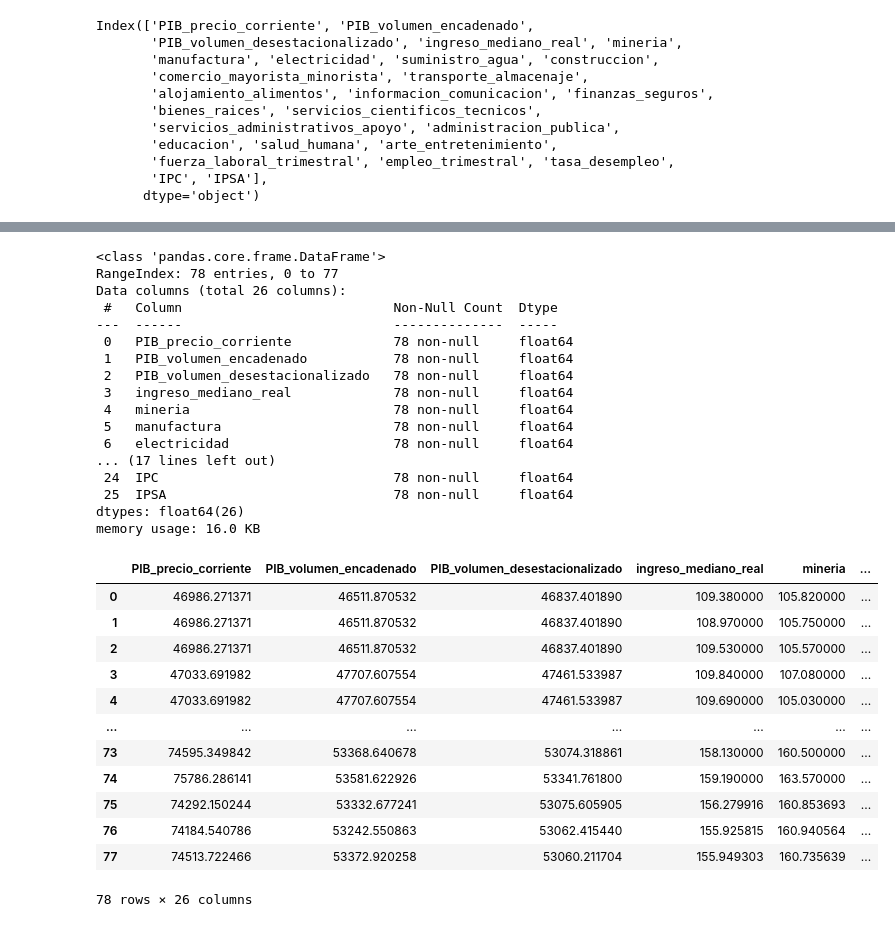
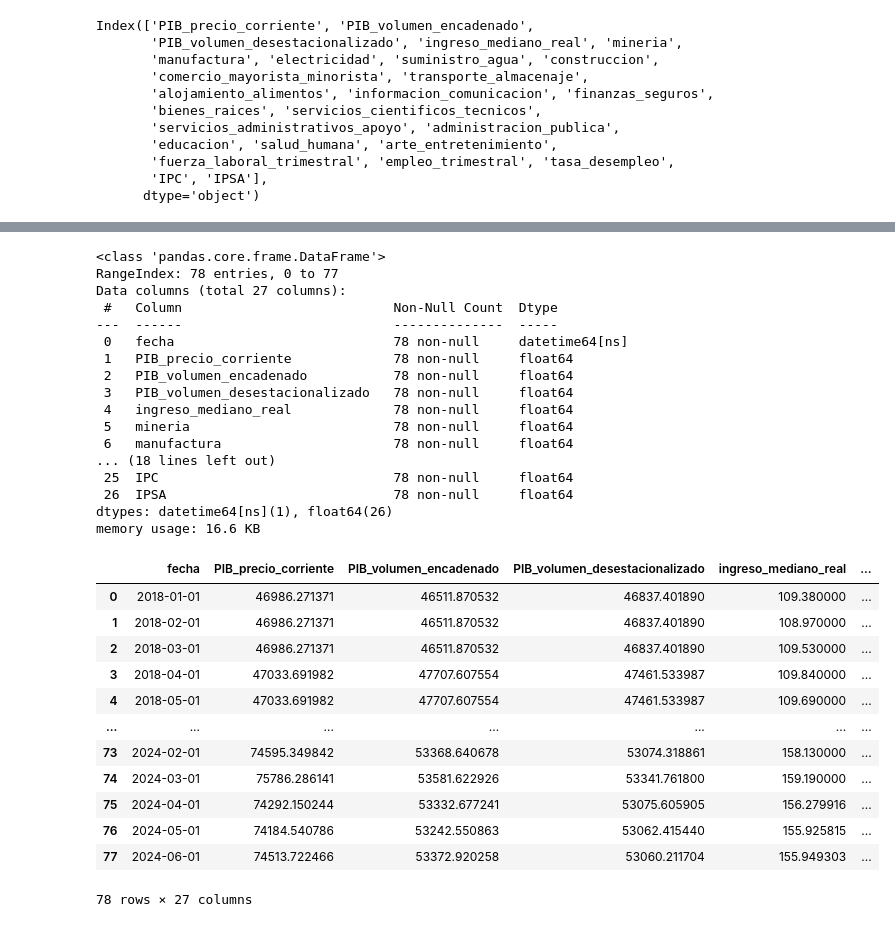
Before and after one commit to josegdotcom/imt2200-actividad-2024, a Jupyter notebook: Proyecto IMT2200 - Analisis de Datos.ipynb, the cells around one changed output, grey strips where cells are left out. Saved outputs shown, nothing was run; the diff lists cells and outputs as text; code cells hidden in the pictures.

```diff
--- a/Proyecto IMT2200 - Analisis de Datos.ipynb
+++ b/Proyecto IMT2200 - Analisis de Datos.ipynb
@@ -159,8 +159,8 @@ c:\Users\jpose75\Documents\GitHub\imt2200---actividad-2024
 # %% [markdown]
 ### ahora nos dedicaremos a principalmente de limpiar los datos y acortar todo para que esten en un rango desde el ano 2018 a mediados de 2024
 # %%
-df_ind_crime = df_ind_crime[df_ind_crime["fecha"] <= "2024-06-30"]
-df_economia = df_economia[df_economia["fecha"] <= "2024-06-30"]
+df_ind_crime = df_ind_crime[(df_ind_crime["fecha"] <= "2024-06-30") & (df_ind_crime["fecha"] >= "2018-01-01")]
+df_economia = df_economia[(df_economia["fecha"] <= "2024-06-30") & (df_economia["fecha"] >= "2018-01-01")]
 # %% [markdown]
 ## Manejo de Datos Faltantes en Índices Económicos con Algoritmos de Predicción
 Dado que estamos utilizando información económica muy reciente, es común que algunos datos no estén aún disponibles, generando casillas con valores faltantes (NaN) en nuestro DataFrame de índices económicos. Para abordar este problema, hemos decidido realizar pruebas de imputación mediante métodos de predicción, rellenando los datos faltantes con estimaciones fundamentadas. obteniendo así una visión más completa y confiable sobre los posibles valores de los índices que aún no tienen datos disponibles.
@@ -278,45 +274,46 @@ memory usage: 16.0 KB
 # %%
 from sklearn.experimental import enable_iterative_imputer  # Habilita el IterativeImputer
 from sklearn.impute import IterativeImputer
 #from sklearn.ensemble import RandomForestRegressor
 
 df_economia_2 = df_economia.iloc[:,1:].copy()
 
 imputer = IterativeImputer(max_iter=100,random_state=42)
 imputed = imputer.fit_transform(df_economia_2)
 df_imputed = pd.DataFrame(imputed, columns=df_economia_2.columns)
 
+df_imputed = pd.concat([df_economia["fecha"], df_imputed], axis=1)
 
 df_imputed.info()
 df_imputed
 # %% [output]
 <class 'pandas.core.frame.DataFrame'>
 RangeIndex: 78 entries, 0 to 77
-Data columns (total 26 columns):
+Data columns (total 27 columns):
  #   Column                           Non-Null Count  Dtype
 ---  ------                           --------------  -----
- 0   PIB_precio_corriente             78 non-null     float64
- 1   PIB_volumen_encadenado           78 non-null     float64
- 2   PIB_volumen_desestacionalizado   78 non-null     float64
- 3   ingreso_mediano_real             78 non-null     float64
- 4   mineria                          78 non-null     float64
- 5   manufactura                      78 non-null     float64
- 6   electricidad                     78 non-null     float64
-... (17 lines left out)
- 24  IPC                              78 non-null     float64
- 25  IPSA                             78 non-null     float64
-dtypes: float64(26)
-memory usage: 16.0 KB
+ 0   fecha                            78 non-null     datetime64[ns]
+ 1   PIB_precio_corriente             78 non-null     float64
+ 2   PIB_volumen_encadenado           78 non-null     float64
+ 3   PIB_volumen_desestacionalizado   78 non-null     float64
+ 4   ingreso_mediano_real             78 non-null     float64
+ 5   mineria                          78 non-null     float64
+ 6   manufactura                      78 non-null     float64
+... (18 lines left out)
+ 25  IPC                              78 non-null     float64
+ 26  IPSA                             78 non-null     float64
+dtypes: datetime64[ns](1), float64(26)
+memory usage: 16.6 KB
-|  | PIB_precio_corriente | PIB_volumen_encadenado | PIB_volumen_desestacionalizado | ingreso_mediano_real | mineria | ... |
-| 0 | 46986.271371 | 46511.870532 | 46837.401890 | 109.380000 | 105.820000 | ... |
-| 1 | 46986.271371 | 46511.870532 | 46837.401890 | 108.970000 | 105.750000 | ... |
-| 2 | 46986.271371 | 46511.870532 | 46837.401890 | 109.530000 | 105.570000 | ... |
-| 3 | 47033.691982 | 47707.607554 | 47461.533987 | 109.840000 | 107.080000 | ... |
-| 4 | 47033.691982 | 47707.607554 | 47461.533987 | 109.690000 | 105.030000 | ... |
+|  | fecha | PIB_precio_corriente | PIB_volumen_encadenado | PIB_volumen_desestacionalizado | ingreso_mediano_real | ... |
+| 0 | 2018-01-01 | 46986.271371 | 46511.870532 | 46837.401890 | 109.380000 | ... |
+| 1 | 2018-02-01 | 46986.271371 | 46511.870532 | 46837.401890 | 108.970000 | ... |
+| 2 | 2018-03-01 | 46986.271371 | 46511.870532 | 46837.401890 | 109.530000 | ... |
+| 3 | 2018-04-01 | 47033.691982 | 47707.607554 | 47461.533987 | 109.840000 | ... |
+| 4 | 2018-05-01 | 47033.691982 | 47707.607554 | 47461.533987 | 109.690000 | ... |
 | ... | ... | ... | ... | ... | ... | ... |
-| 73 | 74595.349842 | 53368.640678 | 53074.318861 | 158.130000 | 160.500000 | ... |
-| 74 | 75786.286141 | 53581.622926 | 53341.761800 | 159.190000 | 163.570000 | ... |
-| 75 | 74292.150244 | 53332.677241 | 53075.605905 | 156.279916 | 160.853693 | ... |
-| 76 | 74184.540786 | 53242.550863 | 53062.415440 | 155.925815 | 160.940564 | ... |
-| 77 | 74513.722466 | 53372.920258 | 53060.211704 | 155.949303 | 160.735639 | ... |
+| 73 | 2024-02-01 | 74595.349842 | 53368.640678 | 53074.318861 | 158.130000 | ... |
+| 74 | 2024-03-01 | 75786.286141 | 53581.622926 | 53341.761800 | 159.190000 | ... |
+| 75 | 2024-04-01 | 74292.150244 | 53332.677241 | 53075.605905 | 156.279916 | ... |
+| 76 | 2024-05-01 | 74184.540786 | 53242.550863 | 53062.415440 | 155.925815 | ... |
+| 77 | 2024-06-01 | 74513.722466 | 53372.920258 | 53060.211704 | 155.949303 | ... |
-78 rows × 26 columns
+78 rows × 27 columns
```
Also changed, not shown: parts of 15 cells of this notebook.
